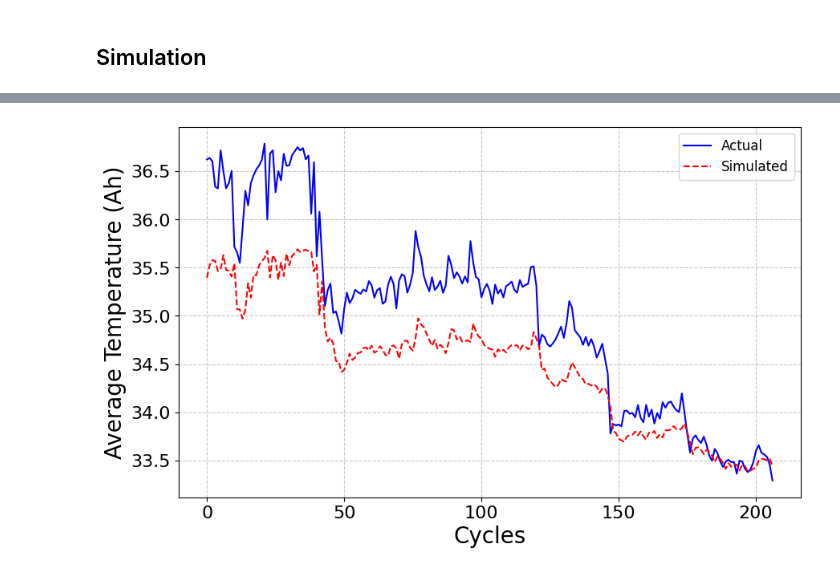
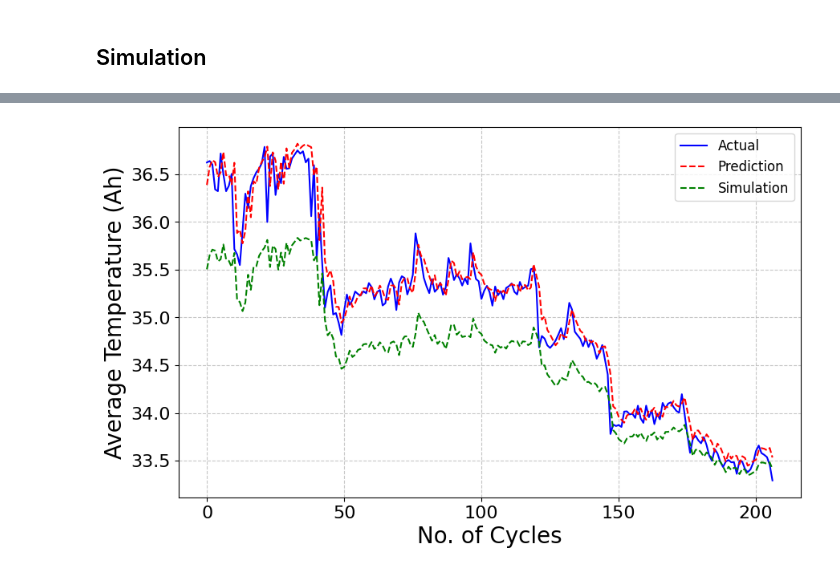
Before and after one commit to manojherath/Battery-Analysis, a Jupyter notebook: battery_analysis.ipynb, the cells around one changed output, grey strips where cells are left out. Saved outputs shown, nothing was run; the diff lists cells and outputs as text; code cells hidden in the pictures.

```diff
--- a/battery_analysis.ipynb
+++ b/battery_analysis.ipynb
@@ -610,35 +668,0 @@ plot_predict(y_pred[:,0], y_true[:,0], y_title="Tavg", y_label="Predicted")
-# %%
-summary = bat_dict['b1c43']['summary']
-
-# Multiple targets at once
-features = np.column_stack([
-    summary['QDischarge'],  # include target as input too (optional)
-    summary['QCharge'],
-    #summary['Tavg'],
-    #summary['Tmax'],
-    #summary['Tmin'],
-    #summary['chargetime']
-])
-
-# Predict multiple outputs simultaneously (e.g., Tavg, Tmax, Tmin)
-targets = np.column_stack([
-    summary['QDischarge'],  # include target as input too (optional)
-    summary['QCharge'],
-    #summary['Tavg'],
-    #summary['Tmax'],
-    #summary['Tmin'],
-    #summary['chargetime']
-])
-
-# Train
-model, scaler_X, scaler_y, X_test, y_test = train_lstm_multivariate_2(
-    summary['cycle'], features, targets, window_size=6, epochs=50
-)
-
-# Predict
-y_pred, y_true = test_lstm_2(model, scaler_y, X_test, y_test)
-
-# Example: plot only the first target
-#plot_predict(y_pred[:,0], y_true[:,0], y_title="Tavg", y_label="Predicted")
-
-evaluate_predictions_2(y_true, y_pred)
@@ -694,5 +677,5 @@ float(np.mean(y_sim[:,0]))
 # %%
 # Increase current value by 10%
-y_sim, y_true = test_lstm_2(model, scaler_y, X_test*0.75, y_test)
-plot_predict(y_sim[:,0], y_true[:,0], y_title="Average Temperature (Ah)", y_label = "Simulated")
+y_sim, y_true = test_lstm_2(model, scaler_y, X_test*0.767, y_test)
+plot_predict_three_features(y_pred, y_sim[:,0], y_true[:,0], y_title="Average Temperature (Ah)")
 # %% [output]
@@ -700 +683 @@ plot_predict(y_sim[:,0], y_true[:,0], y_title="Average Temperature (Ah)", y_labe
-[figure, old version]
+[figure, new version]
```
Also changed, not shown: parts of 32 cells of this notebook.
